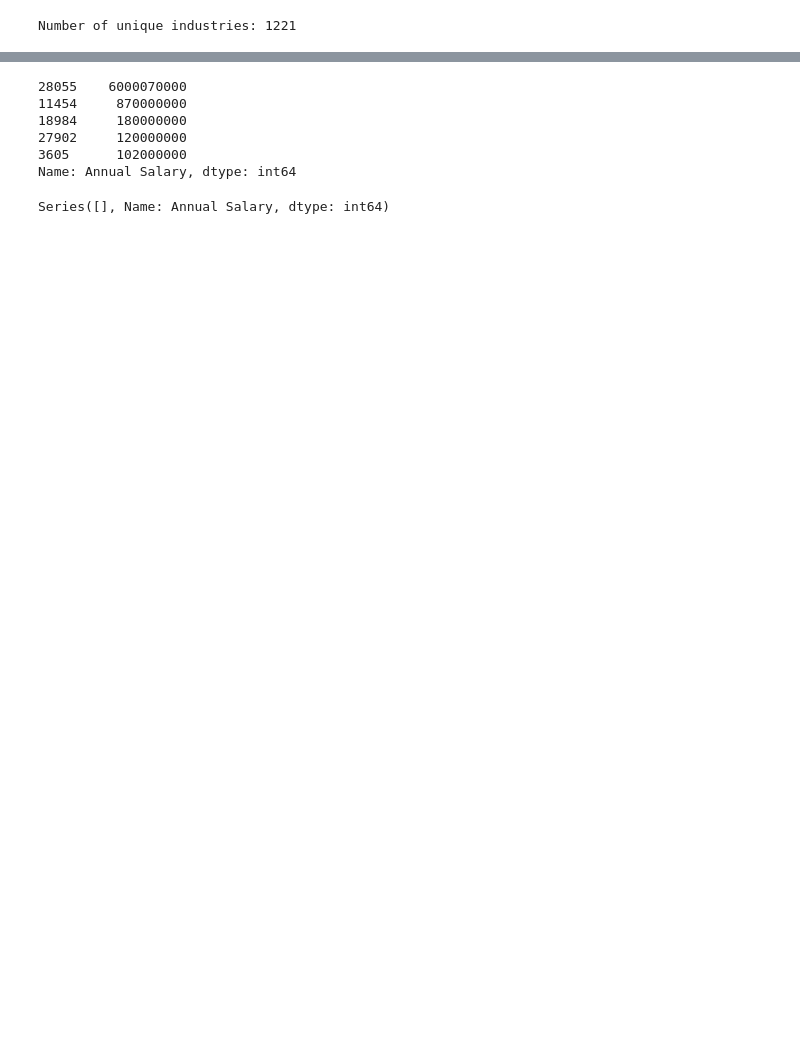
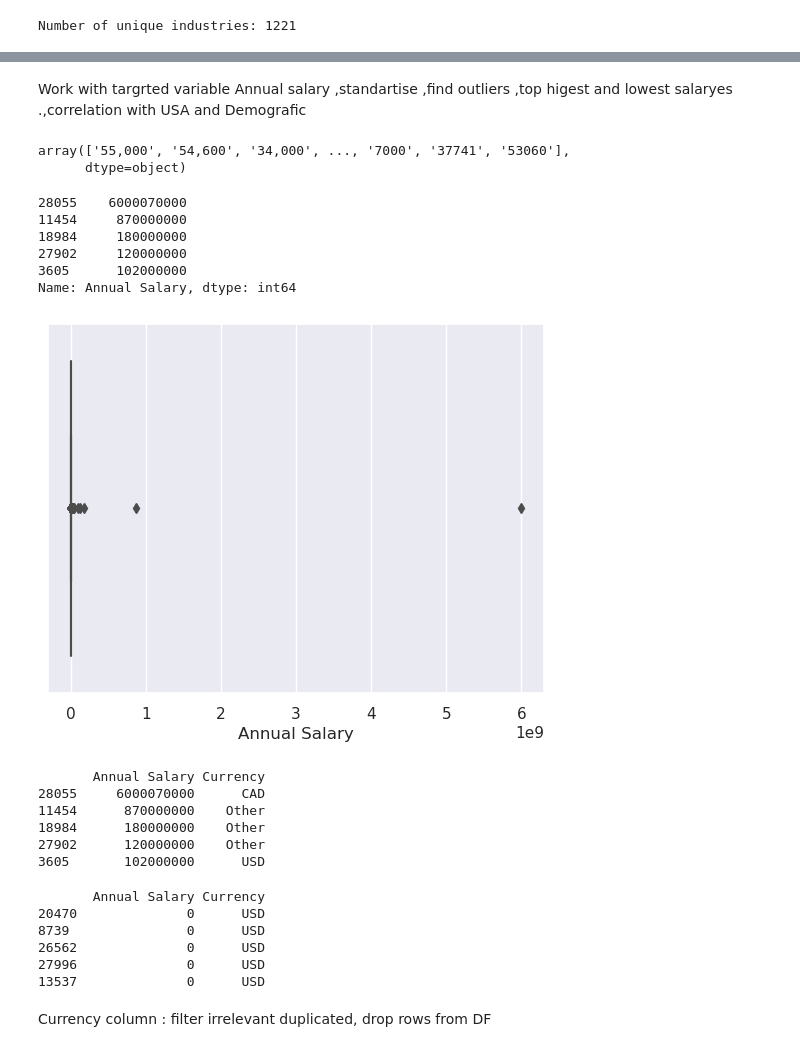
Before and after one commit to CCT-Dublin/ca-1-NataliProhorova, a Jupyter notebook: Salary_survey_2021.ipynb, the cells around one changed output, grey strips where cells are left out. Saved outputs shown, nothing was run; the diff lists cells and outputs as text; code cells hidden in the pictures; blank space fills up the shorter version.

```diff
--- a/Salary_survey_2021.ipynb
+++ b/Salary_survey_2021.ipynb
@@ -478,0 +420,2 @@ Name: Annual Salary, Length: 20302, dtype: object
+# %%
+df['Country'] = df['Country'].str.replace('United States','USA')
@@ -478,0 +424,5 @@ Name: Annual Salary, Length: 20302, dtype: object
+# %%
+# make   all upper
+df['Country'] = df['Country'].str.upper()
+# %%
+df['Country'] = df['Country'].str.strip()
@@ -478,0 +431,2 @@ Name: Annual Salary, Length: 20302, dtype: object
+# %%
+df['Country'] = df['Country'].str.replace('USA OF AMERICA', 'USA', case=False)
@@ -478,0 +451,8 @@ Name: Annual Salary, Length: 20302, dtype: object
+# %% [markdown]
+Work with targrted variable Annual salary ,standartise ,find outliers ,top  higest and lowest salaryes .,correlation  with  USA  and Demografic
+# %%
+# identifying  categories/values in a targeted  variable 'Annual Salary' column
+df['Annual Salary'].unique()
+# %% [output]
+array(['55,000', '54,600', '34,000', ..., '7000', '37741', '53060'],
+      dtype=object)
@@ -490,11 +473,33 @@ print(df['Annual Salary'].head(5))
 3605      102000000
 Name: Annual Salary, dtype: int64
 # %%
-# Assuming Annual Salary can not be less then 1000 , we can not proceed with rows with "NA" and "0"
-#take down rows  were Salary<1000
-
-df.drop(df['Annual Salary'].isin(range(100)).index, inplace=True)
+#review outliers
+sns.boxplot(x=df['Annual Salary'])
+plt.show()
+# %% [output]
+[figure, added]
-# %%
-print(df['Annual Salary'].tail(5))
-# %% [output]
-Series([], Name: Annual Salary, dtype: int64)
+# %%
+# Filter rows where 'Annual Salary' is greater than or equal to 1000,review   with Currency
+filtered_df = df[df['Annual Salary'] >= 10000]
+
+# Print the last 5 rows of the filtered DataFrame
+
+print(df[['Annual Salary', 'Currency']].head(5))
+# %% [output]
+       Annual Salary Currency
+28055     6000070000      CAD
+11454      870000000    Other
+18984      180000000    Other
+27902      120000000    Other
+3605       102000000      USD
+# %%
+print(df[['Annual Salary', 'Currency']].tail(5))
+# %% [output]
+       Annual Salary Currency
+20470              0      USD
+8739               0      USD
+26562              0      USD
+27996              0      USD
+13537              0      USD
+# %% [markdown]
+Currency column :  filter irrelevant duplicated, drop rows from DF
```
Also changed, not shown: parts of 63 cells of this notebook.
